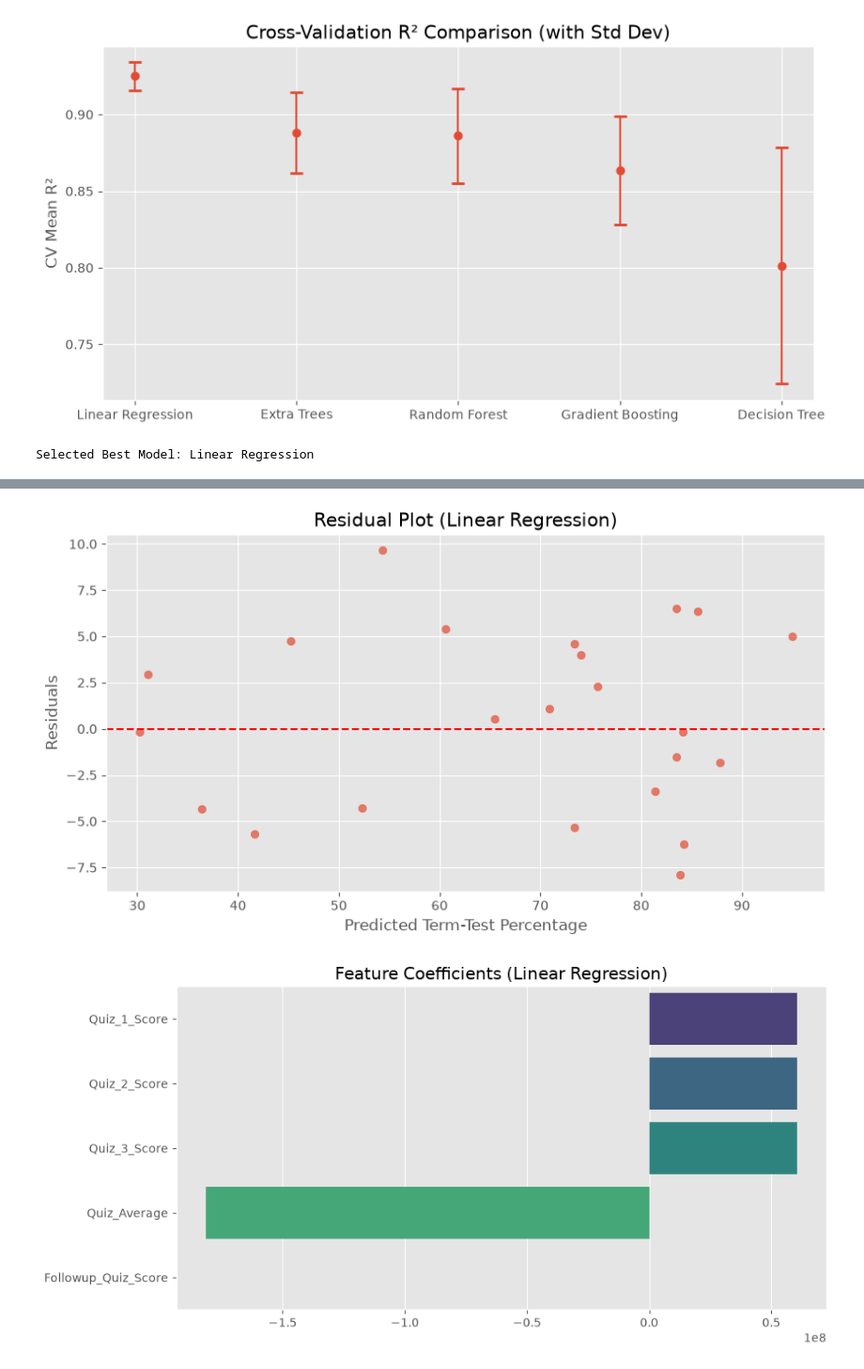
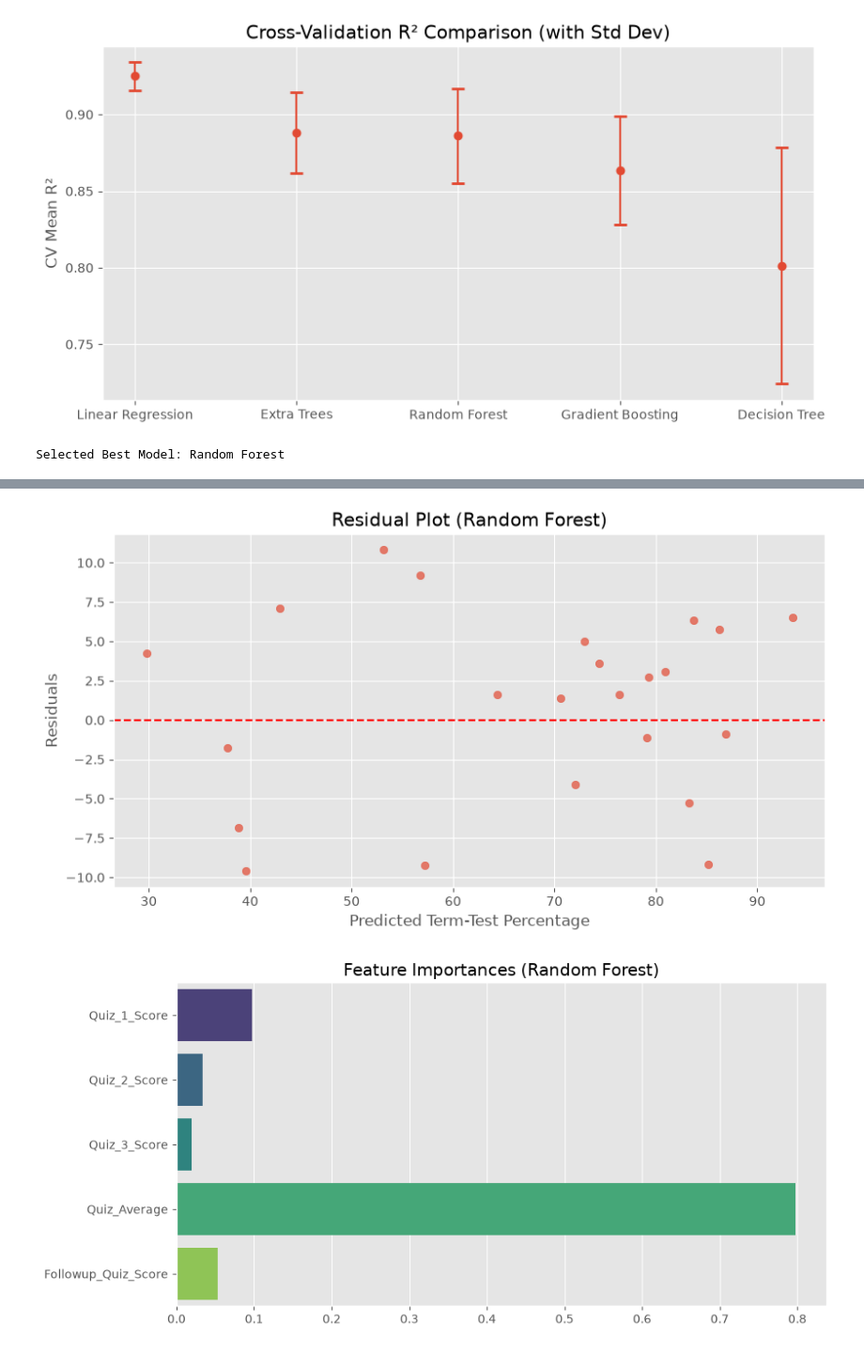
Before and after one commit to TRDhananjaya/AcademiX, a Jupyter notebook: ml_service/RFL.ipynb, the cells around one changed output, grey strips where cells are left out. Shown at 94% size. Drawn from its saved outputs; the diff is of its cells as text; code cells hidden in the pictures.

```diff
--- a/ml_service/RFL.ipynb
+++ b/ml_service/RFL.ipynb
@@ -194,7 +194,8 @@ plt.show()
 [figure]
 [figure]
 # %%
-best_model_name = results_df.iloc[0]['Model']
+# Forced to use Random Forest to maintain consistency with existing system
+best_model_name = 'Random Forest'
 best_model = trained_models[best_model_name]
 print(f"Selected Best Model: {best_model_name}")
 
@@ -232,4 +233,4 @@ elif hasattr(best_model, 'coef_'):
     plt.title(f'Feature Coefficients ({best_model_name})')
 plt.show()
 # %% [output]
-Selected Best Model: Linear Regression
+Selected Best Model: Random Forest
@@ -237,5 +238,5 @@ Selected Best Model: Linear Regression
-[figure, old version]
+[figure, new version]
-[figure, old version]
+[figure, new version]
 # %%
 print("Running Quiz_Average ablation experiment...")
 
```
Also changed, not shown: parts of 3 cells of this notebook, 8 other files.
